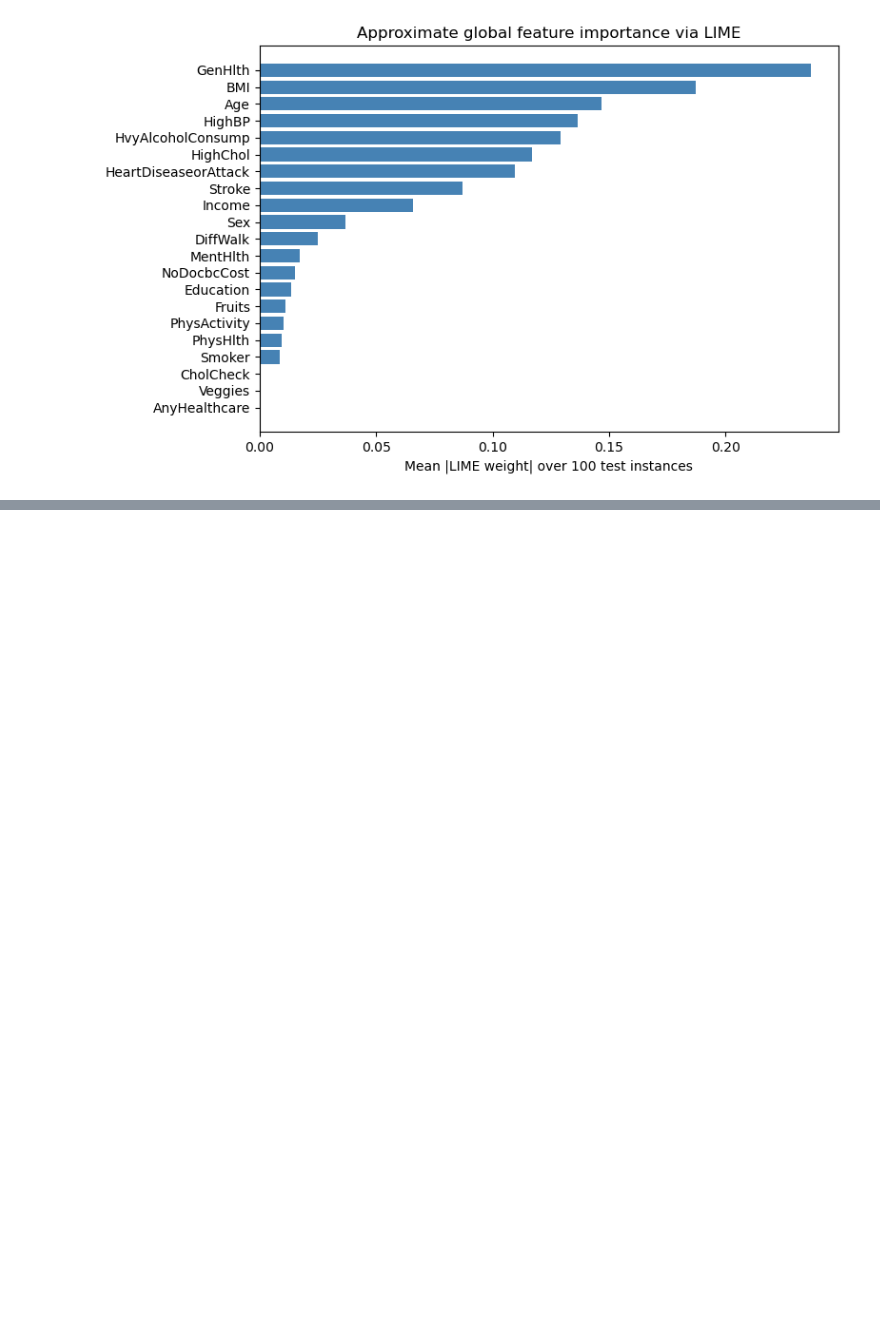
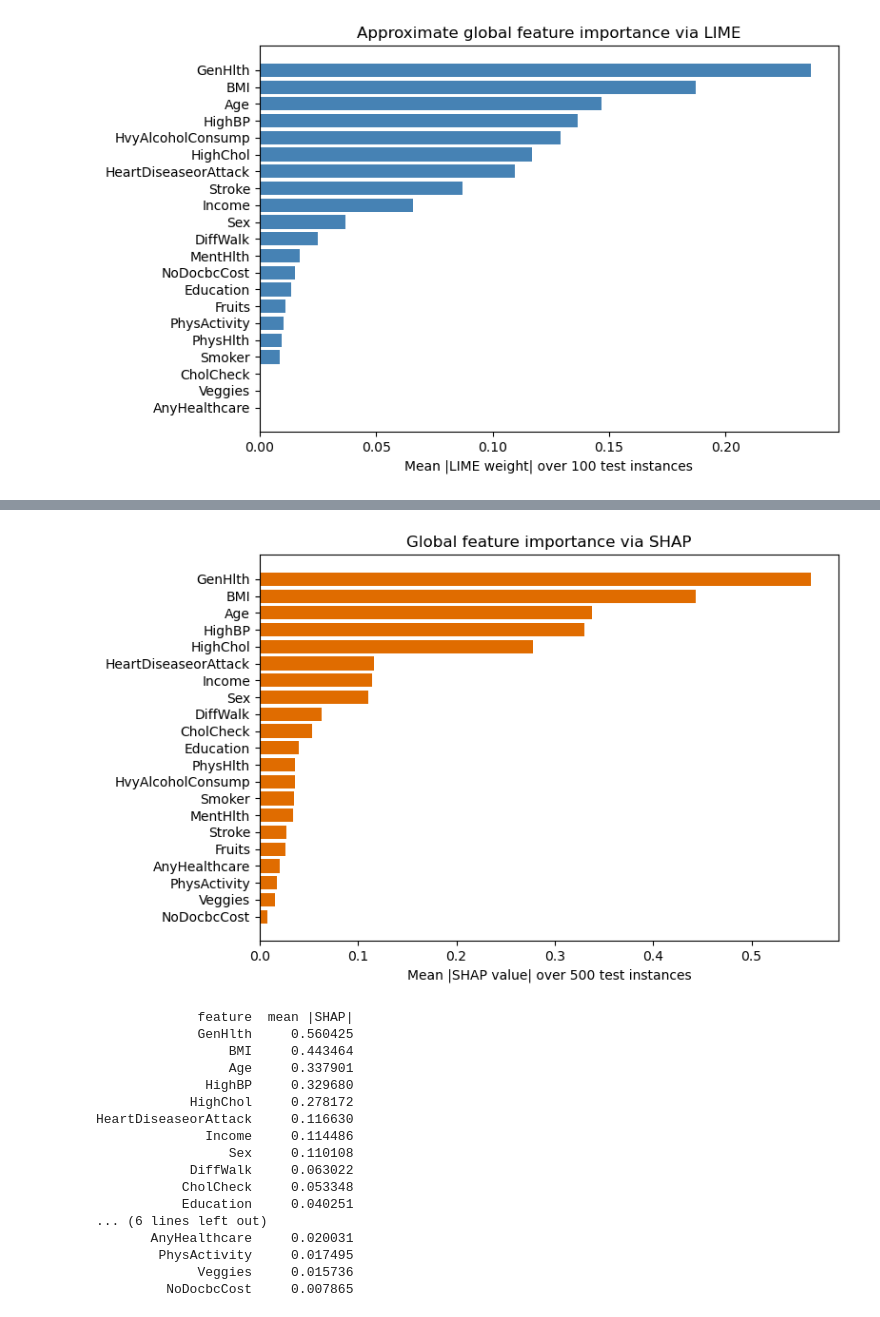
Before and after one commit to Stampe04/XAI_01, a Jupyter notebook: nn.ipynb, the cells around one changed output, grey strips where cells are left out. Cells and saved outputs as stored; diff of their text form; code cells hidden in the pictures; blank space fills up the shorter version.

```diff
--- a/nn.ipynb
+++ b/nn.ipynb
@@ -465,0 +616,33 @@ plt.show()
+# %%
+mean_abs_shap = np.mean(np.abs(sv_pos_all), axis=0)
+shap_global_df = pd.DataFrame({
+    'feature': FEATURE_COLS,
+    'mean |SHAP|': mean_abs_shap,
+}).sort_values('mean |SHAP|', ascending=False).reset_index(drop=True)
+
+fig, ax = plt.subplots(figsize=(8, 5))
+ax.barh(shap_global_df['feature'][::-1], shap_global_df['mean |SHAP|'][::-1], color='#e06c00')
+ax.set_xlabel('Mean |SHAP value| over 500 test instances')
+ax.set_title('Global feature importance via SHAP')
+plt.tight_layout()
+plt.show()
+print(shap_global_df.to_string(index=False))
+# %% [output]
+[figure, added]
+             feature  mean |SHAP|
+             GenHlth     0.560425
+                 BMI     0.443464
+                 Age     0.337901
+              HighBP     0.329680
+            HighChol     0.278172
+HeartDiseaseorAttack     0.116630
+              Income     0.114486
+                 Sex     0.110108
+            DiffWalk     0.063022
+           CholCheck     0.053348
+           Education     0.040251
+... (6 lines left out)
+       AnyHealthcare     0.020031
+        PhysActivity     0.017495
+             Veggies     0.015736
+         NoDocbcCost     0.007865
```
Also changed, not shown: parts of 8 cells of this notebook.
